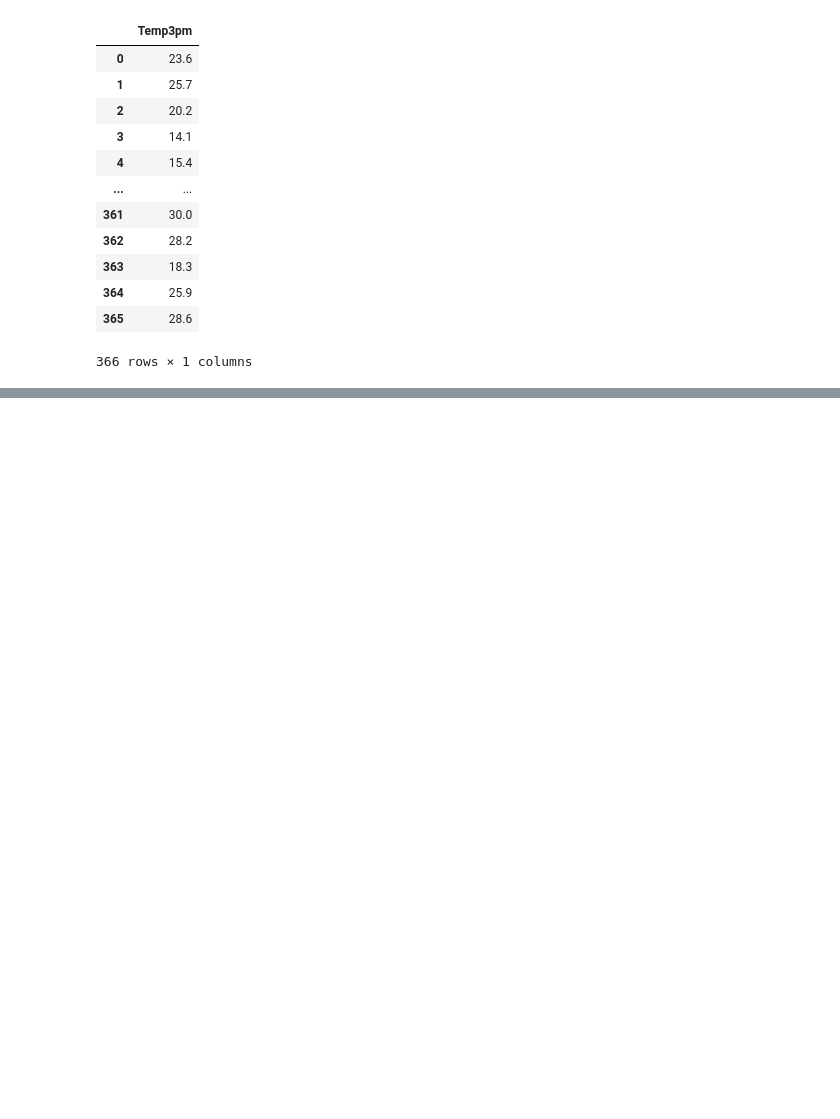
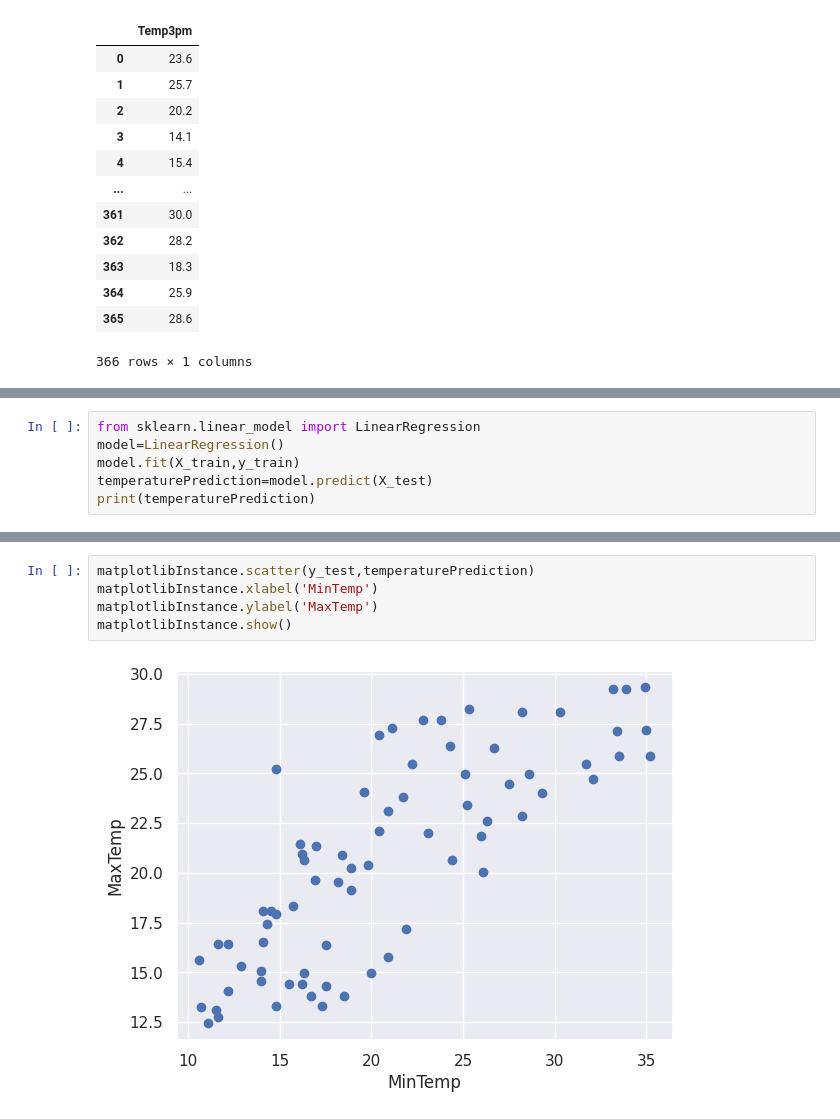
Before and after one commit to Suhas123556/demo_opensource, a Jupyter notebook: WeatherHistory.ipynb, the cells around one changed output, grey strips where cells are left out. Cells and saved outputs as stored; diff of their text form; blank space fills up the shorter version.

```diff
--- a/WeatherHistory.ipynb
+++ b/WeatherHistory.ipynb
@@ -111,0 +141,6 @@ NameError: name 'y_test' is not defined
+# %%
+from sklearn.linear_model import LinearRegression
+model=LinearRegression()
+model.fit(X_train,y_train)
+temperaturePrediction=model.predict(X_test)
+print(temperaturePrediction)
@@ -111,0 +161,7 @@ NameError: name 'y_test' is not defined
+# %%
+matplotlibInstance.scatter(y_test,temperaturePrediction)
+matplotlibInstance.xlabel('MinTemp')
+matplotlibInstance.ylabel('MaxTemp')
+matplotlibInstance.show()
+# %% [output]
+[figure, added]
```
Also changed, not shown: parts of 19 cells of this notebook.
